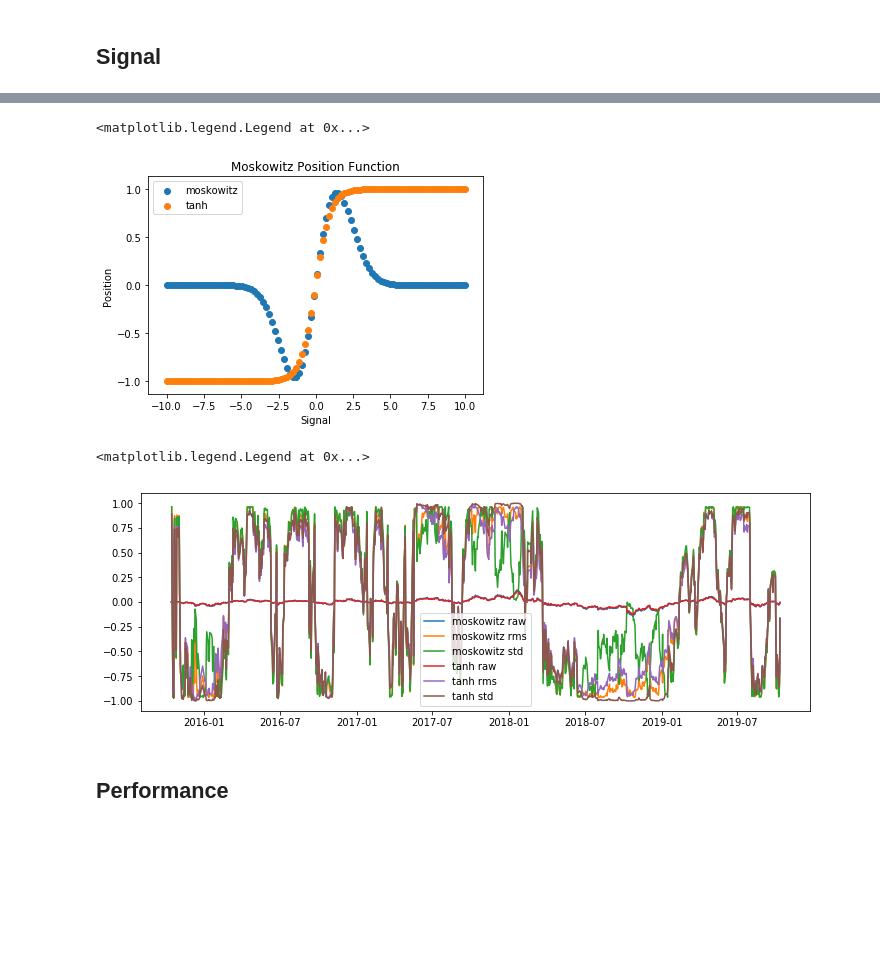
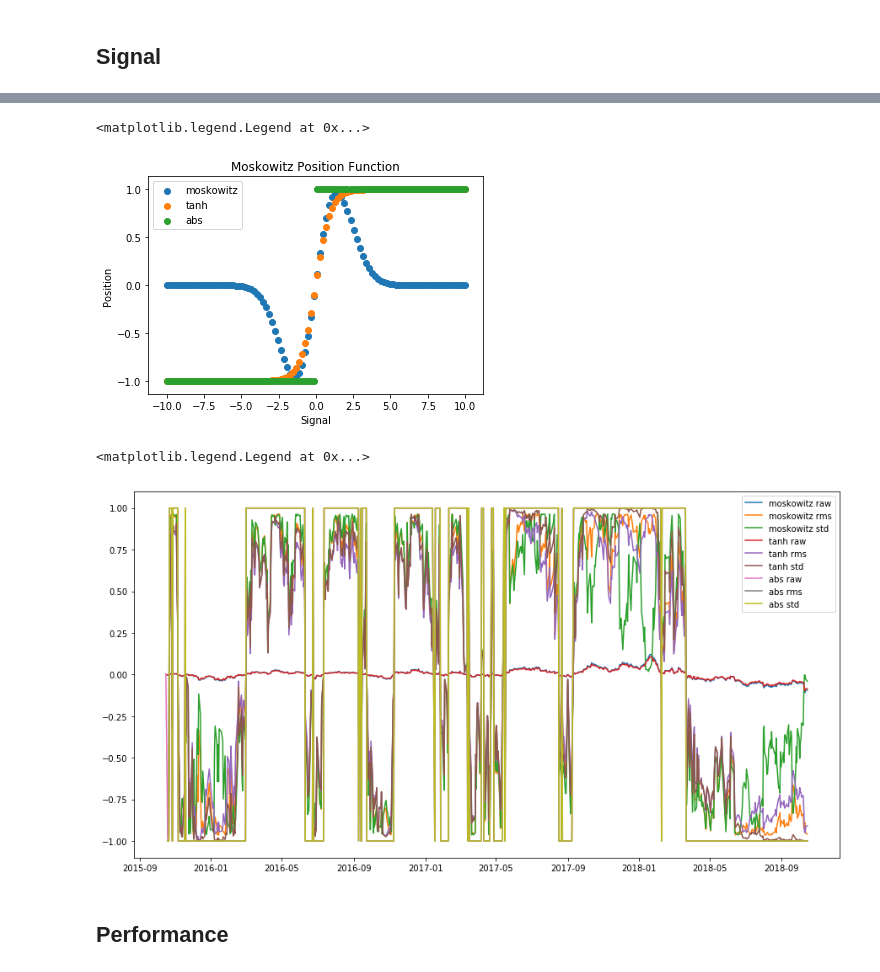
Before and after one commit to Joearrowsmith/Algothon_2019_Workshops, a Jupyter notebook: Introduction_to_Financial_Machine_Learning.ipynb, the cells around one changed output, grey strips where cells are left out. Cells and saved outputs as stored; diff of their text form; code cells hidden in the pictures; blank space fills up the shorter version.

```diff
--- a/Introduction_to_Financial_Machine_Learning.ipynb
+++ b/Introduction_to_Financial_Machine_Learning.ipynb
@@ -65,8 +61,11 @@ figsize = (12,4)
 
 ![BlackRock](http://2019.algothon.org/img/blackrock-logo-sitemap.svg)
 # %%
-start = '2015-10-11'
-end = '2019-10-11'
+start = '2015-10-15'
+end = '2018-10-15'
+
+oos_start = end
+oos_end = '2019-10-15'
 
 data = quandl.get('EOD/BLK', start_date=start, end_date=end)
 close = data['Close']
@@ -111,7 +120,7 @@ log_rets.plot(label='log rets')
 # %% [markdown]
 ## Volatility
 # %%
-volatility = log_rets.shift(1).ewm(span=252).std()
+volatility = log_rets.shift(-1).ewm(span=252).std()
 volatility.head()
 # %% [output]
 Date
@@ -217,20 +228,25 @@ def moskowitz_pos_func(x):
 
 def tanh_pos_func(x):
   return np.tanh(x)
+
+def abs_pos_func(x):
+  return np.sign(x)
 # %%
 x = np.linspace(-10, 10, 100)
 y_moskowitz = moskowitz_pos_func(x)
 y_tanh = tanh_pos_func(x)
+y_abs = abs_pos_func(x)
 
 plt.title("Moskowitz Position Function")
 plt.ylabel("Position")
 plt.xlabel("Signal")
 plt.scatter(x,y_moskowitz, label='moskowitz')
 plt.scatter(x,y_tanh, label='tanh')
+plt.scatter(x,y_abs, label='abs')
 plt.legend()
 # %% [output]
 <matplotlib.legend.Legend at 0x...>
-[figure, old version]
+[figure, new version]
 # %%
 moskowitz_raw_pos = moskowitz_pos_func(raw_macd)
 moskowitz_rms_pos = moskowitz_pos_func(rms_macd)
@@ -239,18 +255,25 @@ moskowitz_std_pos = moskowitz_pos_func(std_macd)
 tanh_raw_pos = tanh_pos_func(raw_macd)
 tanh_rms_pos = tanh_pos_func(rms_macd)
 tanh_std_pos = tanh_pos_func(std_macd)
+
+abs_raw_pos = abs_pos_func(raw_macd)
+abs_rms_pos = abs_pos_func(rms_macd)
+abs_std_pos = abs_pos_func(std_macd)
 # %%
 plt.figure(figsize=figsize)
 plt.plot(moskowitz_raw_pos, label='moskowitz raw')
 plt.plot(moskowitz_rms_pos, label='moskowitz rms')
 plt.plot(moskowitz_std_pos, label='moskowitz std')
 plt.plot(tanh_raw_pos, label='tanh raw')
 plt.plot(tanh_rms_pos, label='tanh rms')
 plt.plot(tanh_std_pos, label='tanh std')
+plt.plot(abs_raw_pos, label='abs raw')
+plt.plot(abs_rms_pos, label='abs rms')
+plt.plot(abs_std_pos, label='abs std')
 
 plt.legend()
 # %% [output]
 <matplotlib.legend.Legend at 0x...>
-[figure, old version]
+[figure, new version]
 # %% [markdown]
 ## Performance
```
Also changed, not shown: parts of 68 cells of this notebook.
